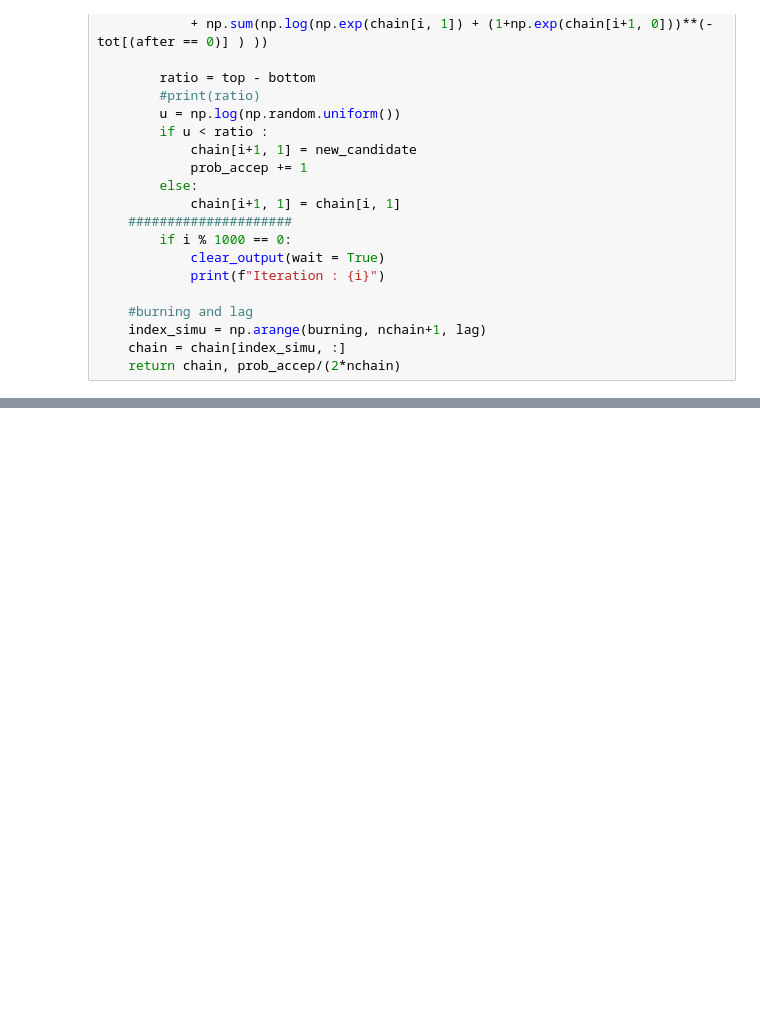
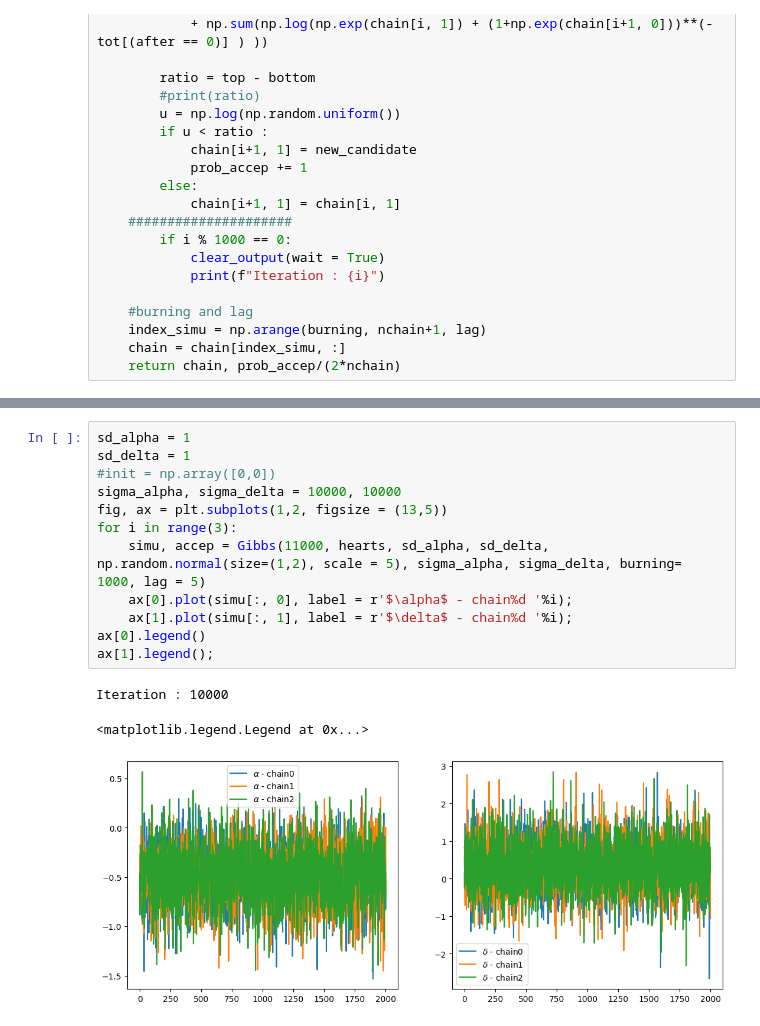
Before and after one commit to Matthieutrtr/Heart_Project, a Jupyter notebook: Gibbs.ipynb, the cells around one changed output, grey strips where cells are left out. Drawn from its saved outputs; the diff is of its cells as text; blank space fills up the shorter version.

```diff
--- a/Gibbs.ipynb
+++ b/Gibbs.ipynb
@@ -112,0 +116,16 @@ accep
+# %%
+sd_alpha = 1
+sd_delta = 1
+#init = np.array([0,0])
+sigma_alpha, sigma_delta = 10000, 10000
+fig, ax = plt.subplots(1,2, figsize = (13,5))
+for i in range(3):
+    simu, accep = Gibbs(11000, hearts, sd_alpha, sd_delta, np.random.normal(size=(1,2), scale = 5), sigma_alpha, sigma_delta, burning= 1000, lag = 5)
+    ax[0].plot(simu[:, 0], label = r'$\alpha$ - chain%d '%i);
+    ax[1].plot(simu[:, 1], label = r'$\delta$ - chain%d '%i);
+ax[0].legend()
+ax[1].legend();
+# %% [output]
+Iteration : 10000
+<matplotlib.legend.Legend at 0x...>
+[figure, added]
```
Also changed, not shown: parts of 24 cells of this notebook.
